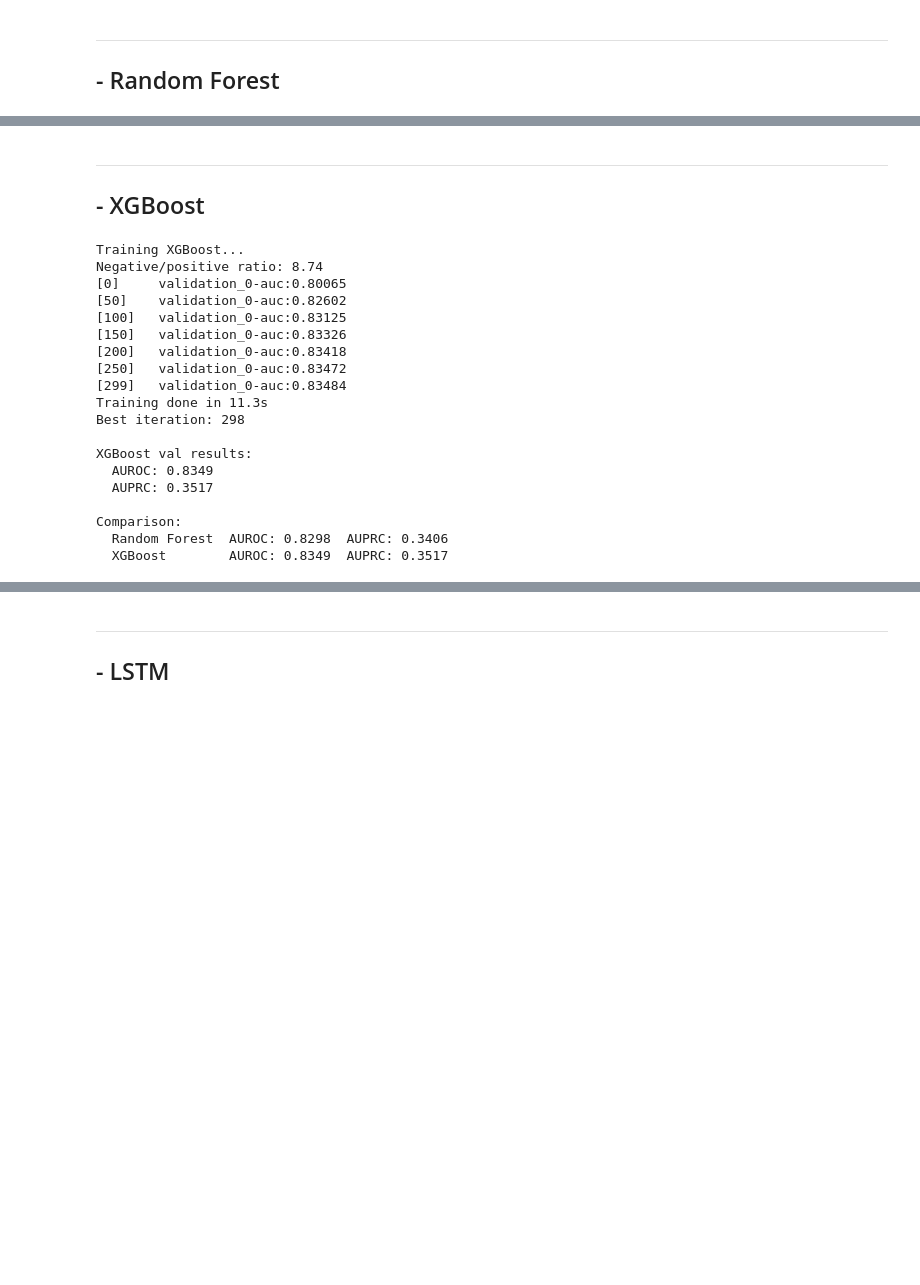
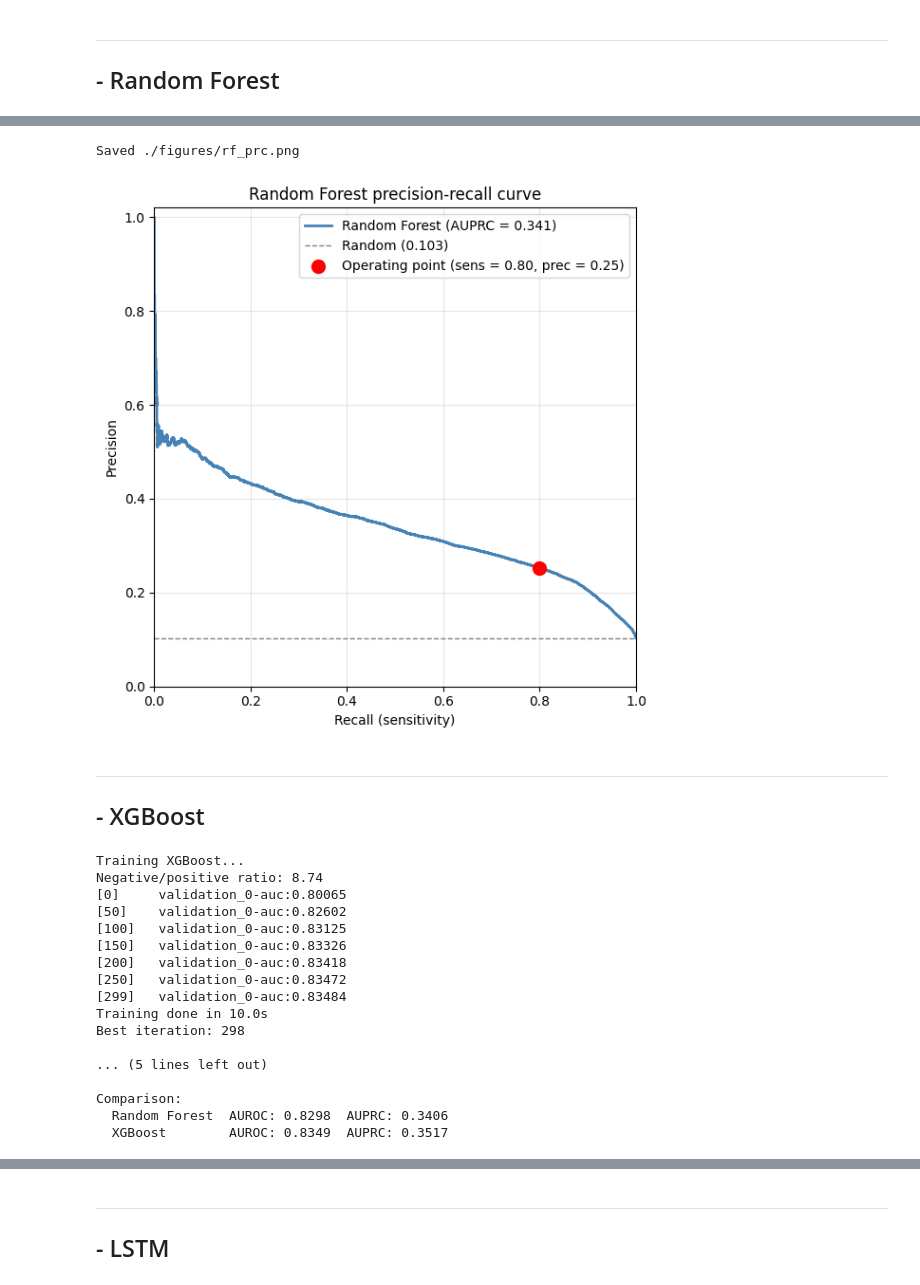
Before and after one commit to Hadyalt/AI_In_Healthcare_Capstone_Project, a Jupyter notebook: main.ipynb, the cells around one changed output, grey strips where cells are left out. Drawn from its saved outputs; the diff is of its cells as text; code cells hidden in the pictures; blank space fills up the shorter version.

```diff
--- a/main.ipynb
+++ b/main.ipynb
@@ -2542,8 +2600,51 @@ Random Forest val results:
+# %%
+fig, ax = plt.subplots(figsize=(6, 6))
+
+ax.plot(
+    recall_rf,
+    precision_rf,
+    color="steelblue",
+    linewidth=2,
+    label=f"Random Forest (AUPRC = {val_auprc_rf:.3f})",
+)
+
+baseline = (y_val == 1).mean()
+ax.axhline(
+    baseline,
+    color="gray",
+    linestyle="--",
+    linewidth=1,
+    label=f"Random ({baseline:.3f})",
+)
+
+ax.scatter(
+    val_sens_rf,
+    val_prec_rf,
+    color="red",
+    s=100,
+    zorder=5,
+    label=f"Operating point (sens = {val_sens_rf:.2f}, prec = {val_prec_rf:.2f})",
+)
+
+ax.set_xlabel("Recall (sensitivity)")
+ax.set_ylabel("Precision")
+ax.set_title("Random Forest precision-recall curve")
+ax.set_xlim(0, 1)
+ax.set_ylim(0, 1.02)
+ax.grid(alpha=0.3)
+ax.legend(loc="upper right")
+plt.tight_layout()
+save_fig("rf_prc")
+plt.show()
+# %% [output]
+Saved ./figures/rf_prc.png
+[figure, added]
 # %% [markdown]
 ---
 ## - XGBoost
 # %%
 import xgboost as xgb
+from sklearn.metrics import roc_curve, precision_recall_curve
 
 print("Training XGBoost...")
 start = time.time()
@@ -2579,9 +2680,24 @@ val_proba_xgb = xgb_model.predict_proba(X_val)[:, 1]
 val_auroc_xgb = roc_auc_score(y_val, val_proba_xgb)
 val_auprc_xgb = average_precision_score(y_val, val_proba_xgb)
 
+# Curves for plotting
+fpr_xgb, tpr_xgb, thr_xgb = roc_curve(y_val, val_proba_xgb)
+precision_xgb, recall_xgb, _ = precision_recall_curve(y_val, val_proba_xgb)
+
+# Pick threshold at target sensitivity (same approach as the ensemble)
+TARGET_SENSITIVITY = 0.80
+idx_xgb = np.argmax(tpr_xgb >= TARGET_SENSITIVITY)
+threshold_xgb = thr_xgb[idx_xgb]
+
+val_flagged_xgb = val_proba_xgb >= threshold_xgb
+val_sens_xgb = ((val_flagged_xgb) & (y_val == 1)).sum() / (y_val == 1).sum()
+val_prec_xgb = ((val_flagged_xgb) & (y_val == 1)).sum() / val_flagged_xgb.sum()
+
 print("\nXGBoost val results:")
 print(f"  AUROC: {val_auroc_xgb:.4f}")
 print(f"  AUPRC: {val_auprc_xgb:.4f}")
+print(f"  Sensitivity (at threshold {threshold_xgb:.3f}): {val_sens_xgb:.3f}")
+print(f"  Precision   (at threshold {threshold_xgb:.3f}): {val_prec_xgb:.3f}")
 
 print("\nComparison:")
 print(f"  Random Forest  AUROC: {val_auroc_rf:.4f}  AUPRC: {val_auprc_rf:.4f}")
@@ -2596,12 +2712,10 @@ Negative/positive ratio: 8.74
 [200]   validation_0-auc:0.83418
 [250]   validation_0-auc:0.83472
 [299]   validation_0-auc:0.83484
-Training done in 11.3s
+Training done in 10.0s
 Best iteration: 298
 
-XGBoost val results:
-  AUROC: 0.8349
-  AUPRC: 0.3517
+... (5 lines left out)
 
 Comparison:
   Random Forest  AUROC: 0.8298  AUPRC: 0.3406
```
Also changed, not shown: parts of 24 cells of this notebook, 17 other files.
